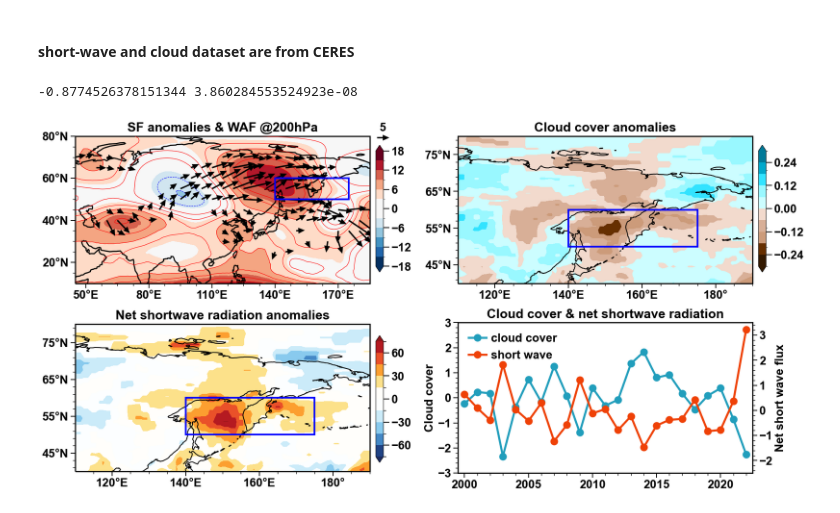
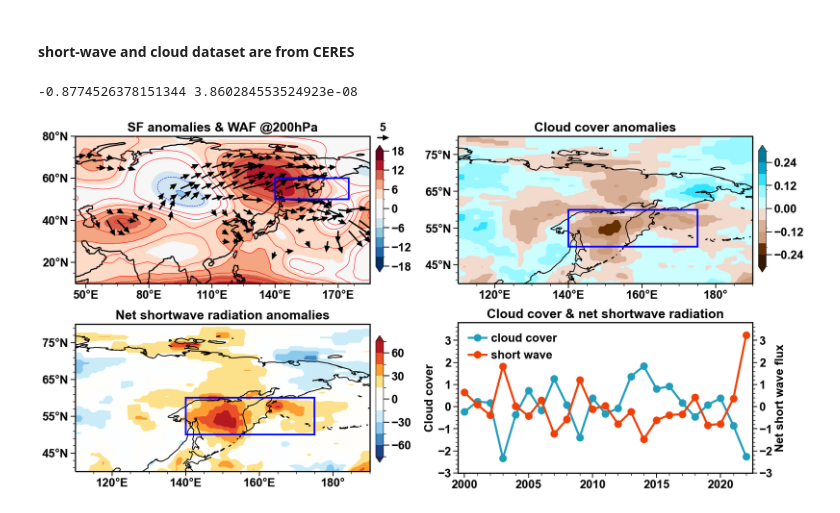
Before and after one commit to SongQiangH/OSWBS_MHW, a Jupyter notebook: Figure-2.ipynb, the cells around one changed output. Drawn from its saved outputs; the diff is of its cells as text; code cells hidden in the pictures.

```diff
--- a/Figure-2.ipynb
+++ b/Figure-2.ipynb
@@ -181,34 +181,37 @@ cb.ax.yaxis.set_minor_locator(plt.MultipleLocator(15))
 
 # subplot-4
 r,p = stats.pearsonr(cld_index,ssw_index)
 print(r,p)
 ax4 = fig.add_subplot(224)
-ax4.set_ylim(-3,3)
+ax4.set_ylim(-3,3.8)
+ax4.set_yticks([-3,-2,-1,0,1,2,3])
 ax4.set_title("Cloud cover & net shortwave radiation",loc='center',fontsize=22,weight='bold',pad=8)
 ax4.plot(np.arange(2000,2023,1),cld_index,c=[33/255,158/255,188/255],linestyle='-',lw=3.5,label='cloud cover',markersize=12,marker='o')
 ax4.set_ylabel("Cloud cover",fontsize=20)
 ax4.minorticks_on()
 ax4.set_xlim(1999.5,2022.5)
 ax4.tick_params(direction='out', length=8, width=1.5, labelsize=20,axis='both', which='major')
 ax4.tick_params(direction='out', length=4, width=1, labelsize=20,axis='both', which='minor')
 ax41 = ax4.twinx()
-ax41.set_ylim(-2.5,3.5)
+ax41.set_ylim(-3,3.8)
+ax41.set_yticks([-3,-2,-1,0,1,2,3])
+
 ax41.plot(np.arange(2000,2023,1),ssw_index,c=[239/255,65/255,67/2555],linestyle='-',lw=3.5,label='short wave',markersize=12,marker='o')
 ax41.tick_params(direction='out', length=8, width=1.5, labelsize=20,axis='both', which='major')
 ax41.minorticks_on()
 ax41.tick_params(direction='out', length=4, width=1, labelsize=20,axis='both', which='minor')
 ax4.xaxis.set_minor_locator(mticker.MultipleLocator(1))
 ax = plt.gca()
 for spine in ax.spines.values():
     spine.set_linewidth(2)
 lines, labels = ax4.get_legend_handles_labels()
 lines1, labels1 = ax41.get_legend_handles_labels()
 ax41.set_ylabel("Net short wave flux",fontsize=20)
 ax.legend(lines + lines1, labels + labels1,ncol=1,fontsize=20,handlelength=1.5,handletextpad=0.4,columnspacing=1,frameon=False,loc='upper left')
 plt.subplots_adjust(left=0.1, right=0.9, top=0.9, bottom=0.1,wspace=0.3,hspace=0.25)
-# fig.savefig("/public/home/songqh/project/NC_figure/figures/figure-2.jpg",dpi=600)
+fig.savefig("/public/home/songqh/project/NC_figure/figures/figure-2.jpg",dpi=600)
 # fig.savefig("/public/home/songqh/project/NC_figure/figures/figure-2.tiff",dpi=600)
 plt.show()
 # %% [output]
 -0.8774526378151344 3.860284553524923e-08
-[figure, old version]
+[figure, new version]
```
Also changed, not shown: 1 other file.
